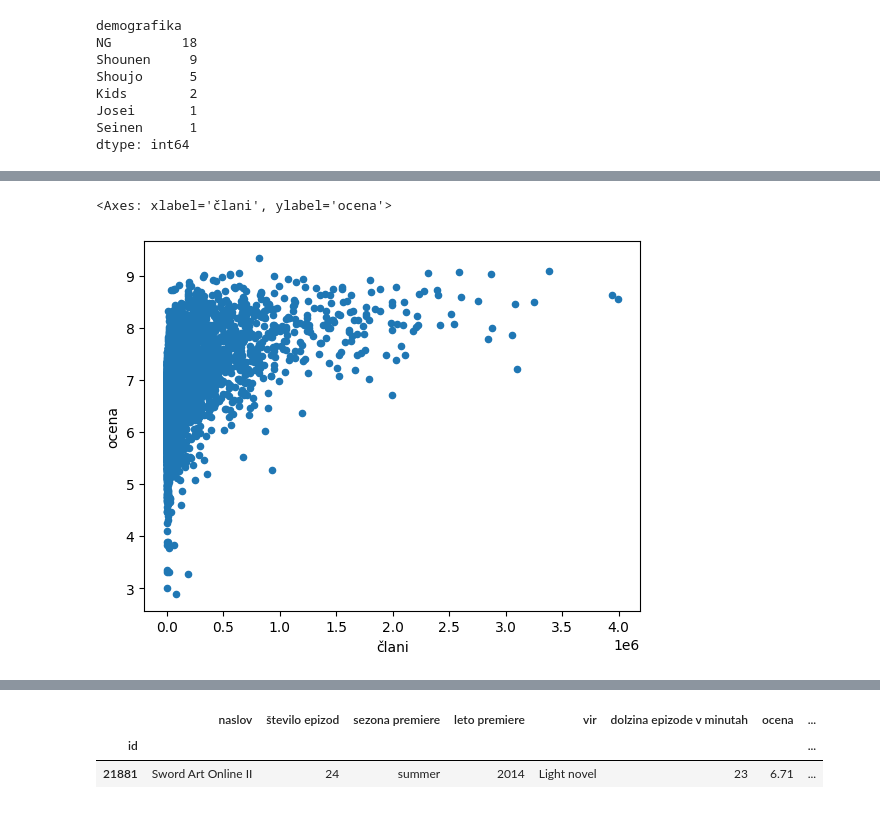
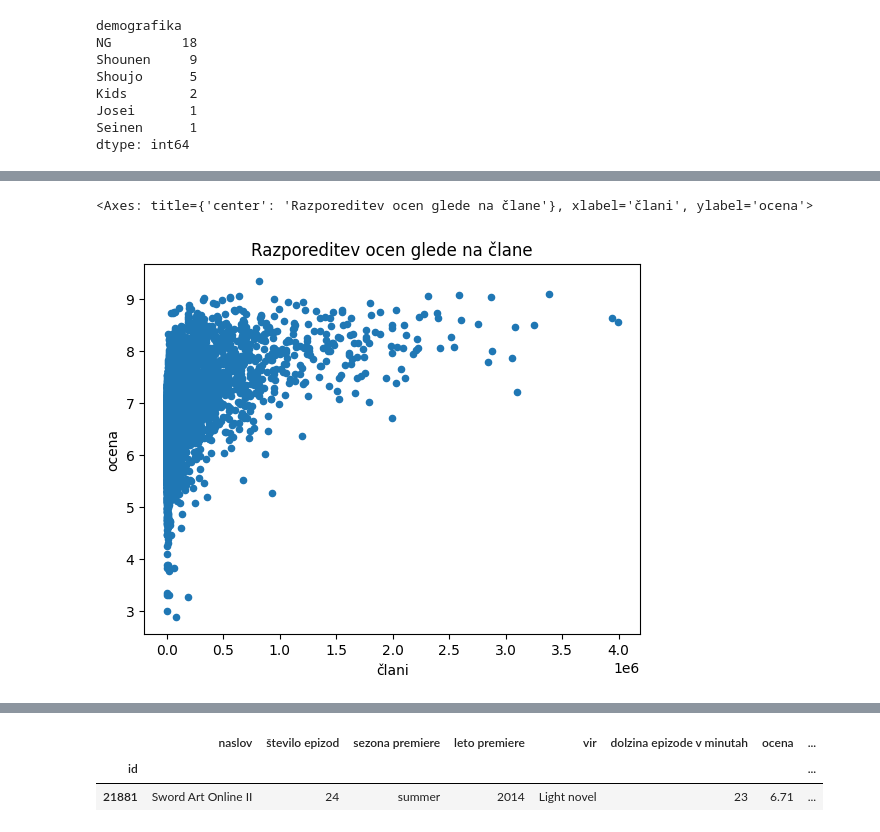
Before and after one commit to lrozman/Projektna-naloga-UVP---Rozman-Lara, a Jupyter notebook: analiza.ipynb, the cells around one changed output, grey strips where cells are left out. Saved outputs shown, nothing was run; the diff lists cells and outputs as text; code cells hidden in the pictures.

```diff
--- a/analiza.ipynb
+++ b/analiza.ipynb
@@ -625,8 +334,8 @@ Interpretacija podatkov ?
 # %%
-VSI_ANIME.plot.scatter(x="člani", y="ocena") # Kaj mi to pove? :P
+VSI_ANIME.plot.scatter(x="člani", y="ocena", title="Razporeditev ocen glede na člane")
 # %% [output]
-<Axes: xlabel='člani', ylabel='ocena'>
+<Axes: title={'center': 'Razporeditev ocen glede na člane'}, xlabel='člani', ylabel='ocena'>
-[figure, old version]
+[figure, new version]
 # %%
 VSI_ANIME[(VSI_ANIME["ocena"] < 6) & (VSI_ANIME["člani"] > 800000)]
 # %% [output]
```
Also changed, not shown: parts of 86 cells of this notebook.
